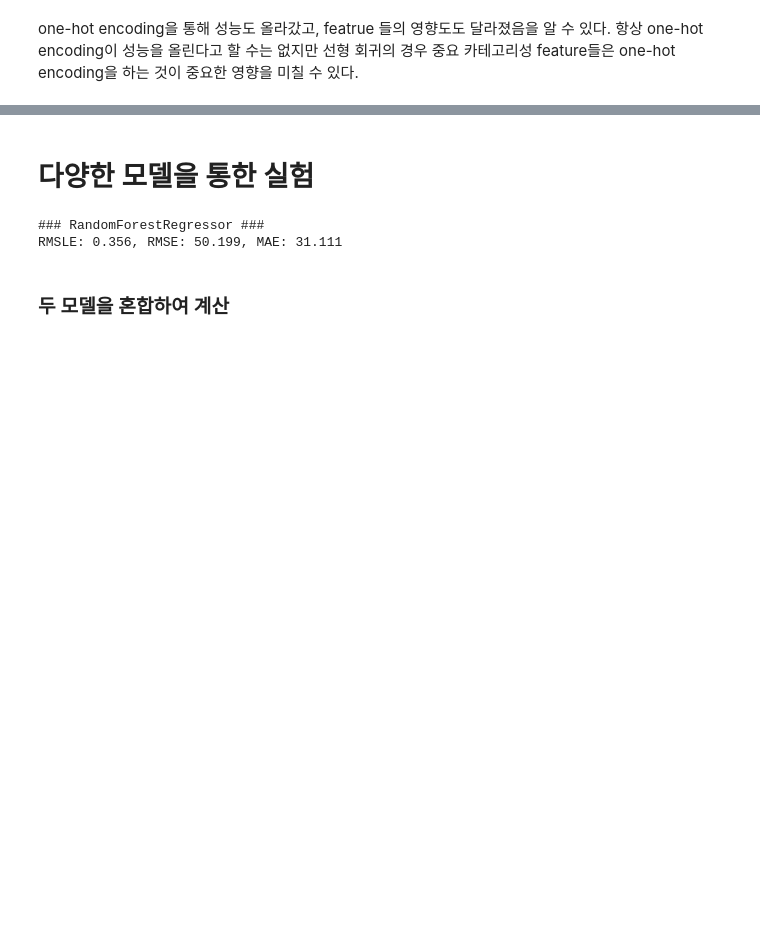
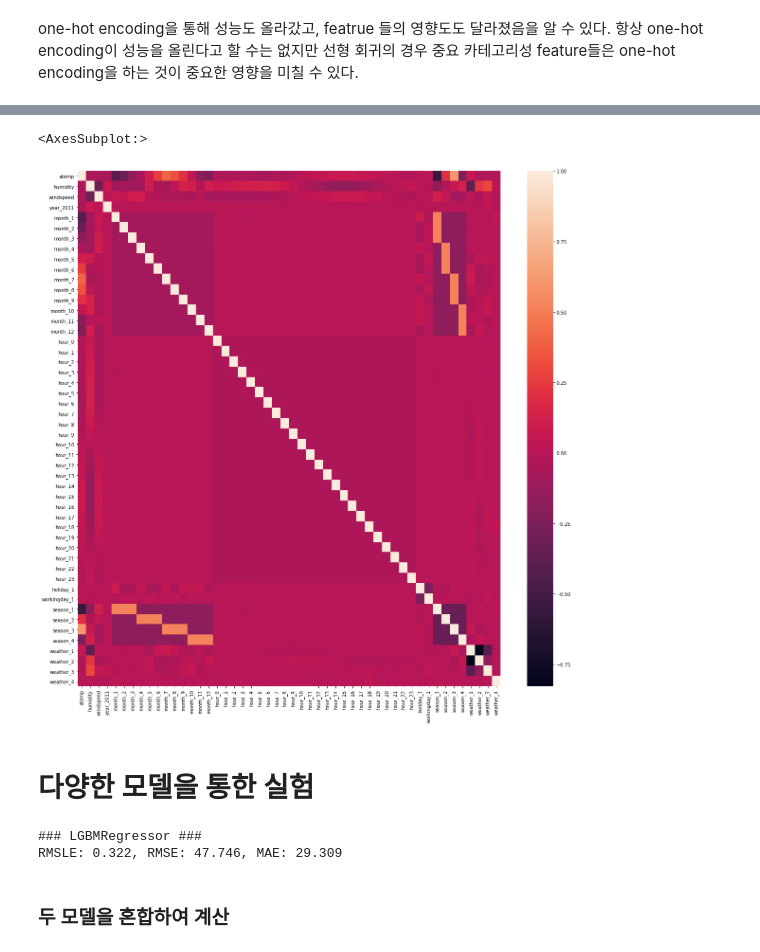
Before and after one commit to Seoyeon-An/YBIGTA_winter, a Jupyter notebook: 0117_ml/ML_실습_및_과제.ipynb, the cells around one changed output, grey strips where cells are left out. Cells and saved outputs as stored; diff of their text form; code cells hidden in the pictures; blank space fills up the shorter version.

```diff
--- a/0117_ml/ML_실습_및_과제.ipynb
+++ b/0117_ml/ML_실습_및_과제.ipynb
@@ -208,0 +223,6 @@ one-hot encoding을 통해 성능도 올라갔고, featrue 들의 영향도도
+# %%
+plt.figure(figsize=[20,20])
+sns.heatmap(X_features_ohe.corr())
+# %% [output]
+<AxesSubplot:>
+[figure, added]
@@ -223,10 +247,10 @@ lgbm_reg = LGBMRegressor(n_estimators=200)
 # %%
-model = rf_reg  # 변경 가능
+model = lgbm_reg  # 변경 가능
 
 get_model_predict(model,X_train.values, X_test.values, y_train.values, y_test.values,is_expm1=True)
 # %% [output]
-### RandomForestRegressor ###
-RMSLE: 0.356, RMSE: 50.199, MAE: 31.111
+### LGBMRegressor ###
+RMSLE: 0.322, RMSE: 47.746, MAE: 29.309
 # %% [markdown]
 ### 두 모델을 혼합하여 계산
 # %% [markdown]
```
Also changed, not shown: parts of 12 cells of this notebook, 1 other file.
